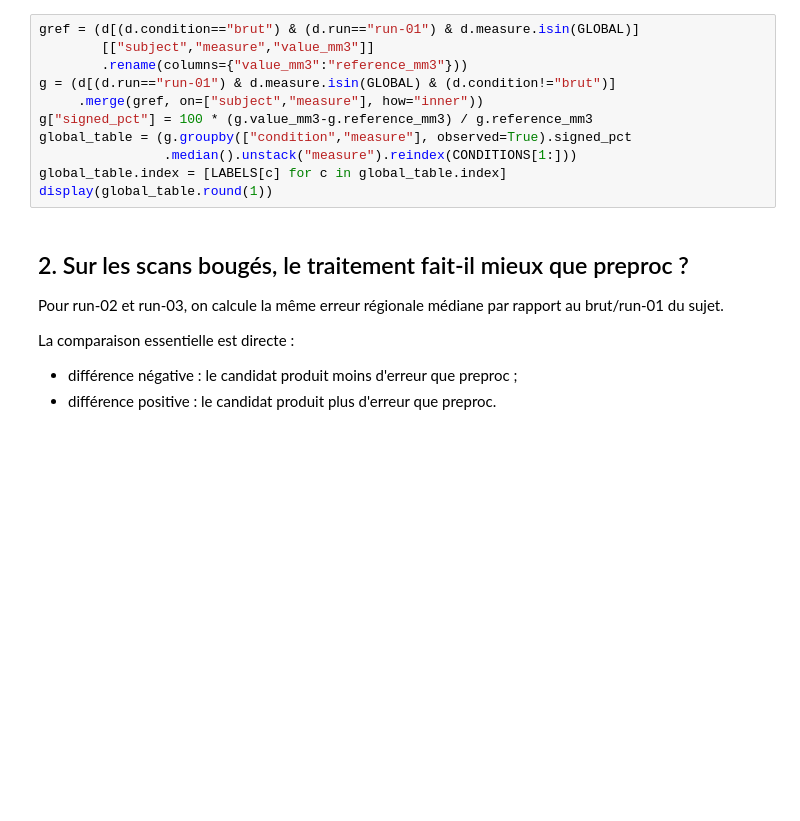
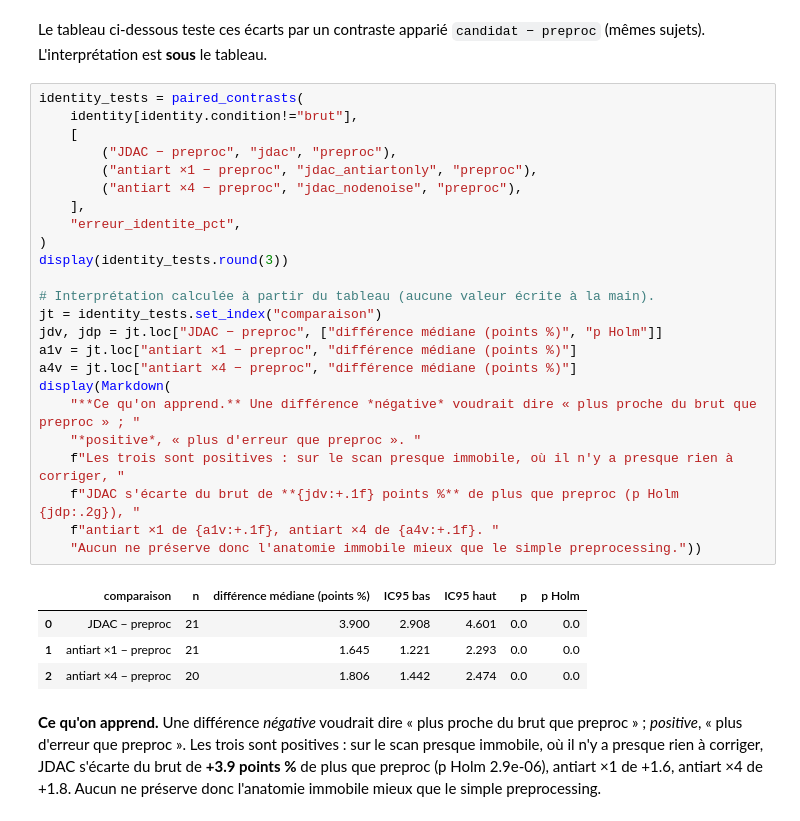
Before and after one commit to math-wil/jdac-motion-correction, a Jupyter notebook: pipelines/ds004332/phase5_fidelity/explore_aseg_rigide.ipynb, the cells around one changed output. Cells and saved outputs as stored; diff of their text form; blank space fills up the shorter version.

```diff
--- a/pipelines/ds004332/phase5_fidelity/explore_aseg_rigide.ipynb
+++ b/pipelines/ds004332/phase5_fidelity/explore_aseg_rigide.ipynb
@@ -147,20 +208,32 @@ Ce tableau secondaire montre la direction des changements dans six compartiments
-# %%
-gref = (d[(d.condition=="brut") & (d.run=="run-01") & d.measure.isin(GLOBAL)]
-        [["subject","measure","value_mm3"]]
-        .rename(columns={"value_mm3":"reference_mm3"}))
-g = (d[(d.run=="run-01") & d.measure.isin(GLOBAL) & (d.condition!="brut")]
-     .merge(gref, on=["subject","measure"], how="inner"))
-g["signed_pct"] = 100 * (g.value_mm3-g.reference_mm3) / g.reference_mm3
-global_table = (g.groupby(["condition","measure"], observed=True).signed_pct
-                .median().unstack("measure").reindex(CONDITIONS[1:]))
-global_table.index = [LABELS[c] for c in global_table.index]
-display(global_table.round(1))
-# %% [markdown]
-## 2. Sur les scans bougés, le traitement fait-il mieux que preproc ?
-
-Pour run-02 et run-03, on calcule la même erreur régionale médiane par rapport au brut/run-01 du sujet.
-
-La comparaison essentielle est directe :
-
-- différence négative : le candidat produit moins d'erreur que preproc ;
-- différence positive : le candidat produit plus d'erreur que preproc.
+# %% [markdown]
+Le tableau ci-dessous teste ces écarts par un contraste apparié `candidat − preproc` (mêmes sujets). L'interprétation est **sous** le tableau.
+# %%
+identity_tests = paired_contrasts(
+    identity[identity.condition!="brut"],
+    [
+        ("JDAC − preproc", "jdac", "preproc"),
+        ("antiart ×1 − preproc", "jdac_antiartonly", "preproc"),
+        ("antiart ×4 − preproc", "jdac_nodenoise", "preproc"),
+    ],
+    "erreur_identite_pct",
+)
+display(identity_tests.round(3))
+
+# Interprétation calculée à partir du tableau (aucune valeur écrite à la main).
+jt = identity_tests.set_index("comparaison")
+jdv, jdp = jt.loc["JDAC − preproc", ["différence médiane (points %)", "p Holm"]]
+a1v = jt.loc["antiart ×1 − preproc", "différence médiane (points %)"]
+a4v = jt.loc["antiart ×4 − preproc", "différence médiane (points %)"]
+display(Markdown(
+    "**Ce qu'on apprend.** Une différence *négative* voudrait dire « plus proche du brut que preproc » ; "
+    "*positive*, « plus d'erreur que preproc ». "
+    f"Les trois sont positives : sur le scan presque immobile, où il n'y a presque rien à corriger, "
+    f"JDAC s'écarte du brut de **{jdv:+.1f} points %** de plus que preproc (p Holm {jdp:.2g}), "
+    f"antiart ×1 de {a1v:+.1f}, antiart ×4 de {a4v:+.1f}. "
+    "Aucun ne préserve donc l'anatomie immobile mieux que le simple preprocessing."))
+# %% [output]
+|  | comparaison | n | différence médiane (points %) | IC95 bas | IC95 haut | p | p Holm |
+| 0 | JDAC − preproc | 21 | 3.900 | 2.908 | 4.601 | 0.0 | 0.0 |
+| 1 | antiart ×1 − preproc | 21 | 1.645 | 1.221 | 2.293 | 0.0 | 0.0 |
+| 2 | antiart ×4 − preproc | 20 | 1.806 | 1.442 | 2.474 | 0.0 | 0.0 |
+**Ce qu'on apprend.** Une différence *négative* voudrait dire « plus proche du brut que preproc » ; *positive*, « plus d'erreur que preproc ». Les trois sont positives : sur le scan presque immobile, où il n'y a presque rien à corriger, JDAC s'écarte du brut de **+3.9 points %** de plus que preproc (p Holm 2.9e-06), antiart ×1 de +1.6, antiart ×4 de +1.8. Aucun ne préserve donc l'anatomie immobile mieux que le simple preprocessing.
```
Also changed, not shown: parts of 22 cells of this notebook, 2 other files.
